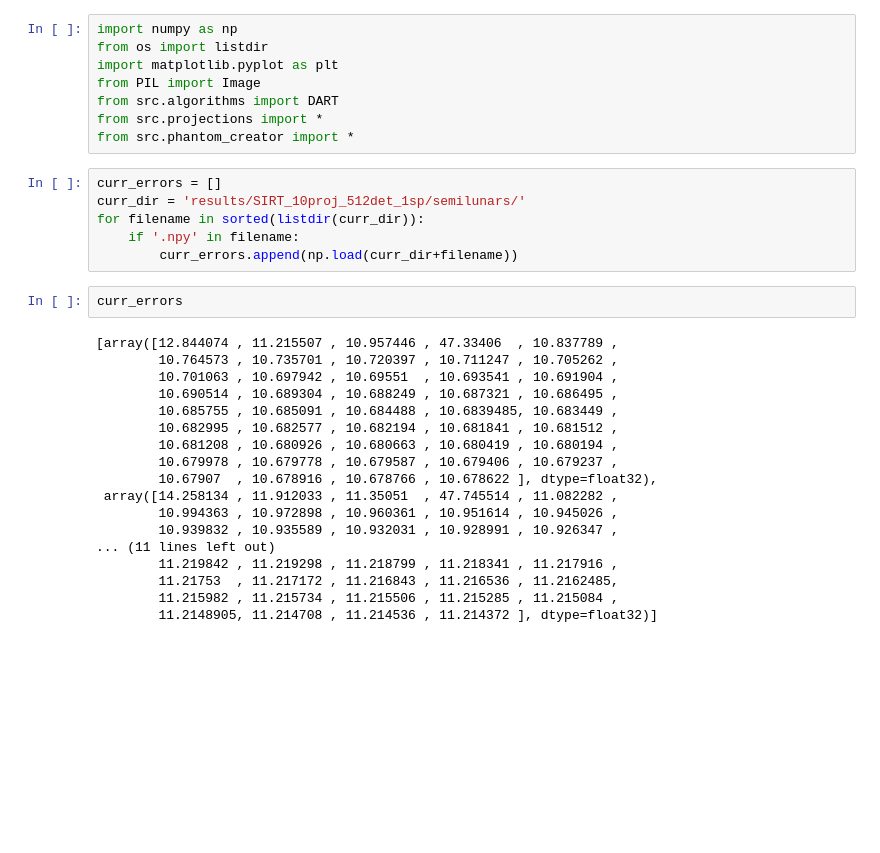
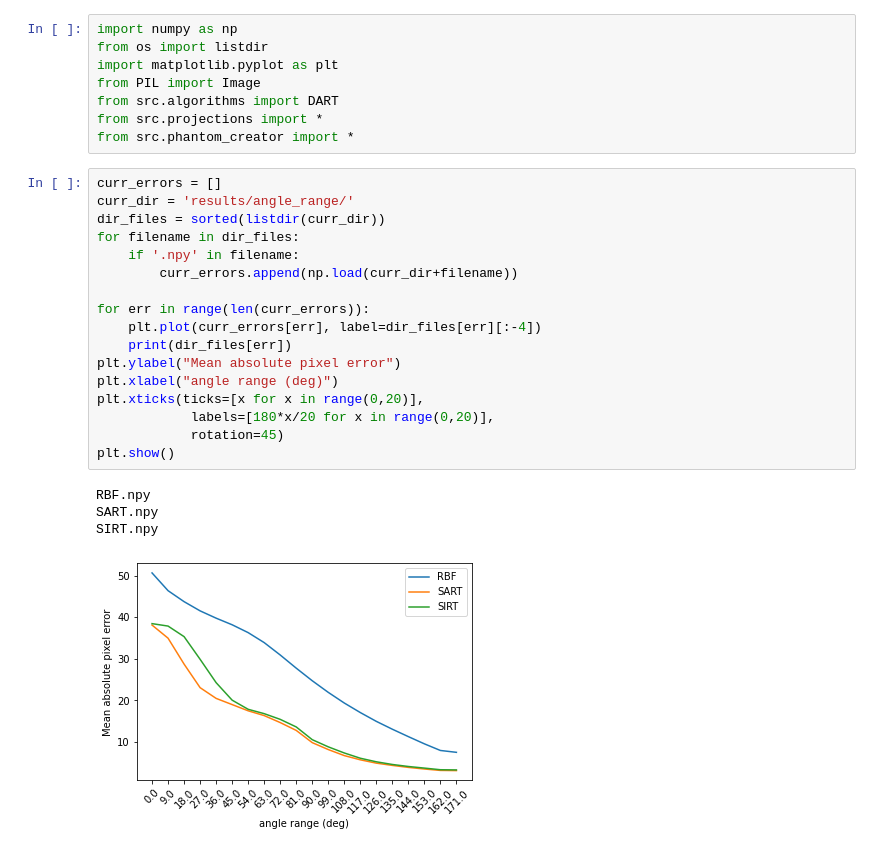
Before and after one commit to OhGreat/DART_python, a Jupyter notebook: results_visualization.ipynb, the cells around one changed output. Drawn from its saved outputs; the diff is of its cells as text; blank space fills up the shorter version.

```diff
--- a/results_visualization.ipynb
+++ b/results_visualization.ipynb
@@ -6,29 +6,25 @@ from PIL import Image
 from src.algorithms import DART
 from src.projections import *
 from src.phantom_creator import *
-# %%
-curr_errors = []
-curr_dir = 'results/SIRT_10proj_512det_1sp/semilunars/'
-for filename in sorted(listdir(curr_dir)):
-    if '.npy' in filename:
-        curr_errors.append(np.load(curr_dir+filename))
-# %%
-curr_errors
-# %% [output]
-[array([12.844074 , 11.215507 , 10.957446 , 47.33406  , 10.837789 ,
-        10.764573 , 10.735701 , 10.720397 , 10.711247 , 10.705262 ,
-        10.701063 , 10.697942 , 10.69551  , 10.693541 , 10.691904 ,
-        10.690514 , 10.689304 , 10.688249 , 10.687321 , 10.686495 ,
-        10.685755 , 10.685091 , 10.684488 , 10.6839485, 10.683449 ,
-        10.682995 , 10.682577 , 10.682194 , 10.681841 , 10.681512 ,
-        10.681208 , 10.680926 , 10.680663 , 10.680419 , 10.680194 ,
-        10.679978 , 10.679778 , 10.679587 , 10.679406 , 10.679237 ,
-        10.67907  , 10.678916 , 10.678766 , 10.678622 ], dtype=float32),
- array([14.258134 , 11.912033 , 11.35051  , 47.745514 , 11.082282 ,
-        10.994363 , 10.972898 , 10.960361 , 10.951614 , 10.945026 ,
-        10.939832 , 10.935589 , 10.932031 , 10.928991 , 10.926347 ,
-... (11 lines left out)
-        11.219842 , 11.219298 , 11.218799 , 11.218341 , 11.217916 ,
-        11.21753  , 11.217172 , 11.216843 , 11.216536 , 11.2162485,
-        11.215982 , 11.215734 , 11.215506 , 11.215285 , 11.215084 ,
-        11.2148905, 11.214708 , 11.214536 , 11.214372 ], dtype=float32)]
+# %%
+curr_errors = []
+curr_dir = 'results/angle_range/'
+dir_files = sorted(listdir(curr_dir))
+for filename in dir_files:
+    if '.npy' in filename:
+        curr_errors.append(np.load(curr_dir+filename))
+
+for err in range(len(curr_errors)):
+    plt.plot(curr_errors[err], label=dir_files[err][:-4])
+    print(dir_files[err])
+plt.ylabel("Mean absolute pixel error")
+plt.xlabel("angle range (deg)")
+plt.xticks(ticks=[x for x in range(0,20)],
+            labels=[180*x/20 for x in range(0,20)],
+            rotation=45)
+plt.show()
+# %% [output]
+RBF.npy
+SART.npy
+SIRT.npy
+[figure, added]
```
Also changed, not shown: parts of 1 cell of this notebook, 9 other files.
